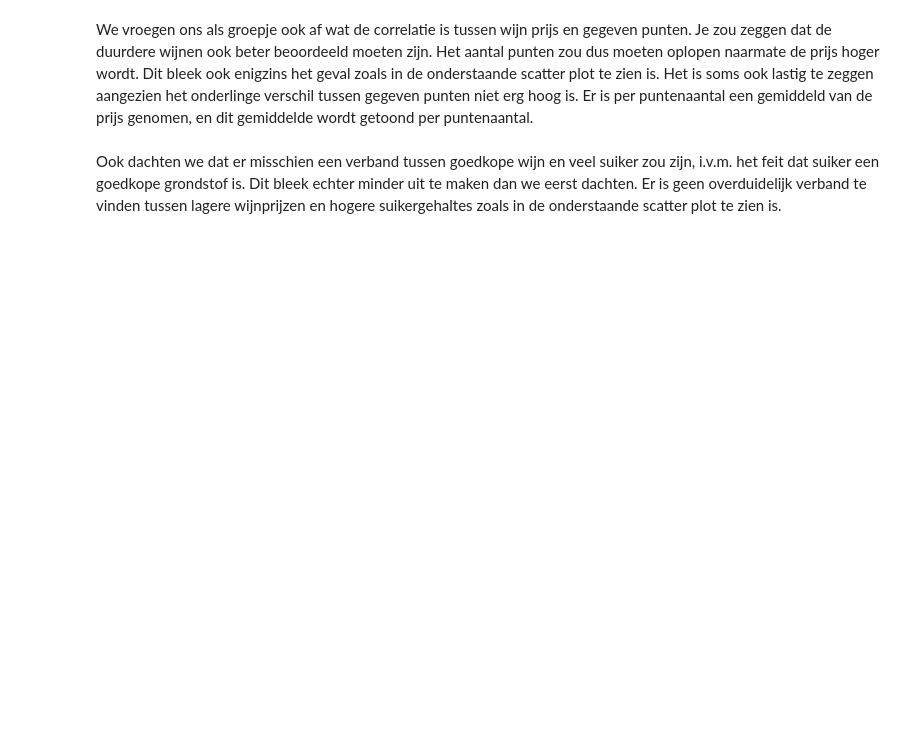
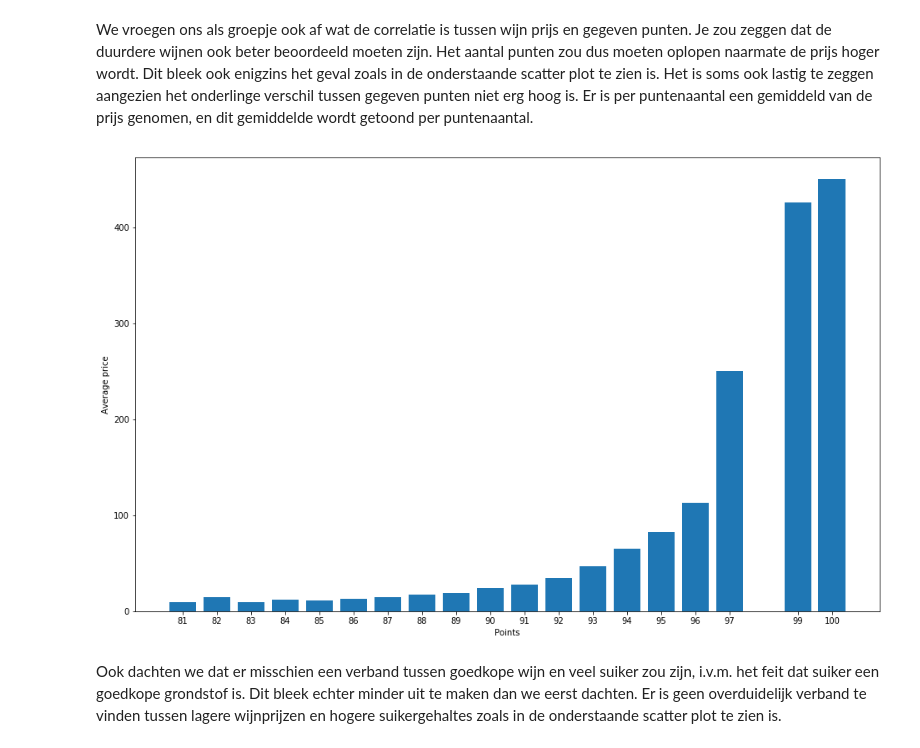
Before and after one commit to LucasVanWijk/Computational_Moddeling_Group_Project, a Jupyter notebook: WineModelling.ipynb, the cells around one changed output. Cells and saved outputs as stored; diff of their text form; code cells hidden in the pictures; blank space fills up the shorter version.

Commit message:
New plot

```diff
--- a/WineModelling.ipynb
+++ b/WineModelling.ipynb
@@ -42,13 +54,15 @@ We vroegen ons als groepje ook af wat de correlatie is tussen wijn prijs en gege
 # %%
 # Points comparison to average price
 avg = redwines.groupby('points').sum()
-avg['avg_price_per_point'] = test['price'] / test['count']
+avg['avg_price_per_point'] = avg['price'] / avg['count']
 plt.figure(figsize=(16,10))
 plt.xticks(avg.index)
 plt.bar(avg.index, avg['avg_price_per_point'])
 plt.xlabel('Points')
 plt.ylabel('Average price')
 plt.show()
+# %% [output]
+[figure, added]
 # %% [markdown]
 Ook dachten we dat er misschien een verband tussen goedkope wijn en veel suiker zou zijn, i.v.m. het feit dat suiker een goedkope grondstof is. Dit bleek echter minder uit te maken dan we eerst dachten. Er is geen overduidelijk verband te vinden tussen lagere wijnprijzen en hogere suikergehaltes zoals in de onderstaande scatter plot te zien is.
 # %%
```
Also changed, not shown: parts of 5 cells of this notebook.
